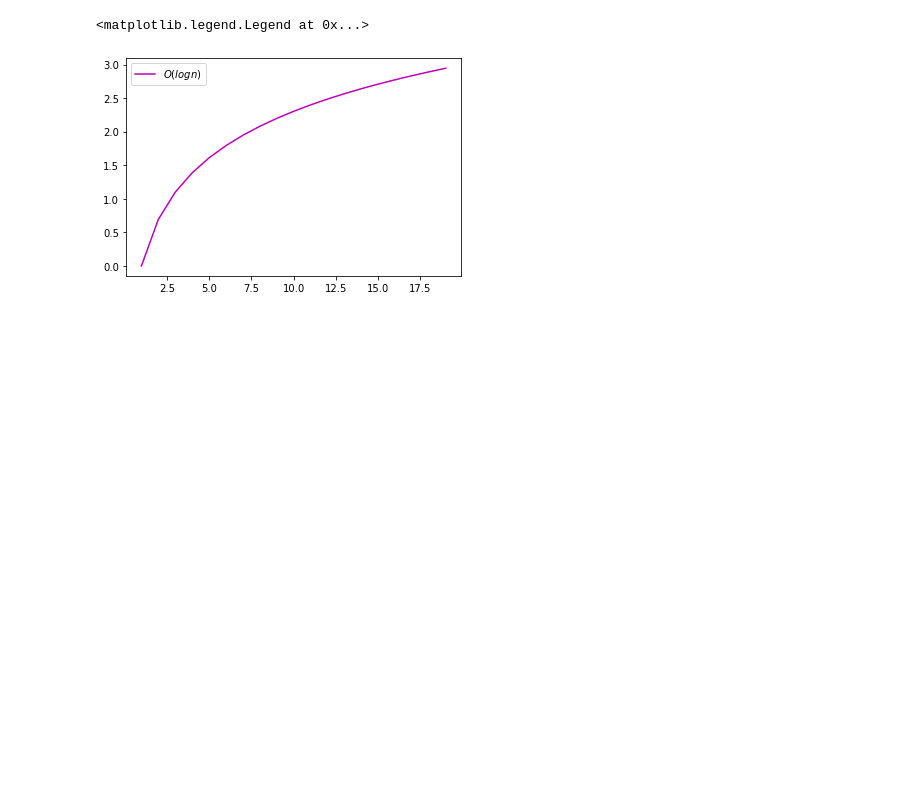
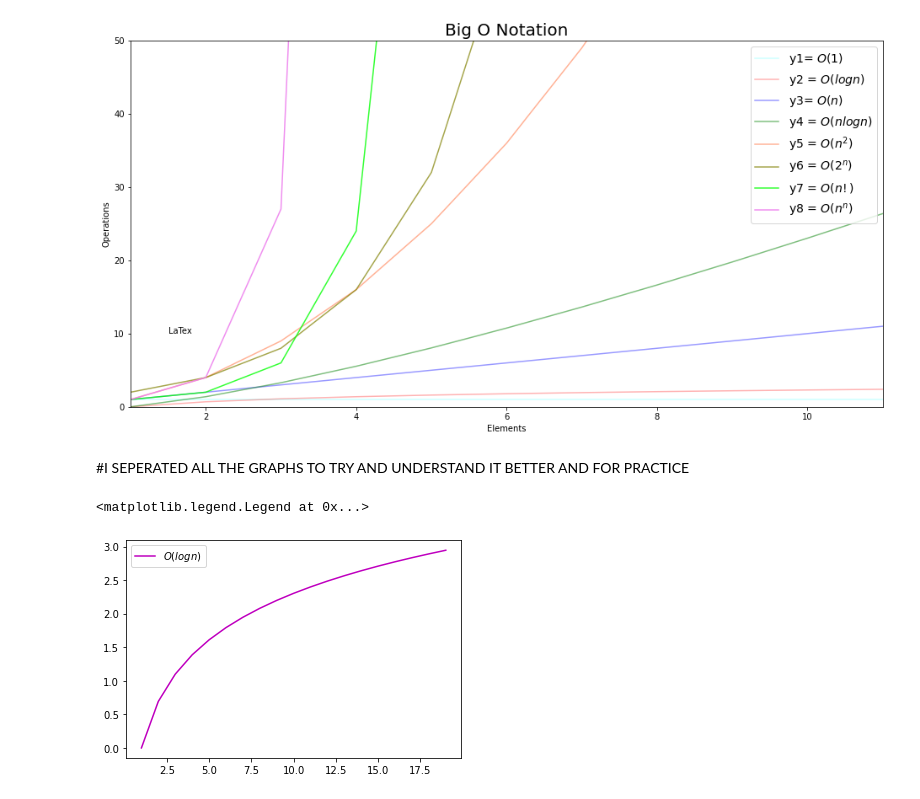
Before and after one commit to natasharivers/numpy-pandas-visualization-exercises, a Jupyter notebook: big_o_notation.ipynb, the cells around one changed output. Drawn from its saved outputs; the diff is of its cells as text; code cells hidden in the pictures; blank space fills up the shorter version.

```diff
--- a/big_o_notation.ipynb
+++ b/big_o_notation.ipynb
@@ -40,3 +42,42 @@ plt.show()
+# %%
+#TEACHER EXAMPLE:
+
+x= (range(1,20))
+y1 = [1 for n in x]
+y2 = [math.log(n) for n in x]
+y3 = x
+y4= [(n * math.log(n)) for n in x]
+y5= [n**2 for n in x]
+y6= [2**n for n in x]
+y7= [math.factorial(n) for n in x]
+y8= [n**n for n in x]
+
+plt.figure(figsize = (16,8))
+
+plt.plot(x,y1, color = 'cyan', label= 'y1= $O(1)$', alpha = .2)
+plt.plot(x,y2, color = 'red', label= 'y2 = $O(log n)$', alpha = .3)
+plt.plot(x,y3, color = 'b', label= 'y3= $O(n)$', alpha = .4)
+plt.plot(x,y4, color= 'g', label= 'y4 = $O(n log n)$', alpha = .5)
+plt.plot(x,y5, color= 'coral', label= 'y5 = $O(n^2)$', alpha = .6)
+plt.plot(x,y6, color= 'olive', label= 'y6 = $O(2^n)$', alpha = .7)
+plt.plot(x,y7, color= 'lime', label= 'y7 = $O(n!)$', alpha = .8)
+plt.plot(x,y8, color= 'violet', label= 'y8 = $O(n^n)$', alpha = .9)
+
+plt.title('Big O Notation', fontsize = 20)
+plt.xlabel('Elements')
+plt.ylabel('Operations')
+
+plt.annotate('LaTex', xy= (1.5,10))
+
+plt.legend(loc = 'upper right', fontsize = 14)
+plt.xlim(1, 11)
+plt.ylim(0, 50)
+
+plt.show()
+# %% [output]
+[figure, added]
+# %% [markdown]
+#I SEPERATED ALL THE GRAPHS TO TRY AND UNDERSTAND IT BETTER AND FOR PRACTICE
 # %%
 #y1 = [0(n) +1 for n in x]
 y2 = [math.log(n) for n in x]
```
Also changed, not shown: parts of 2 cells of this notebook.
